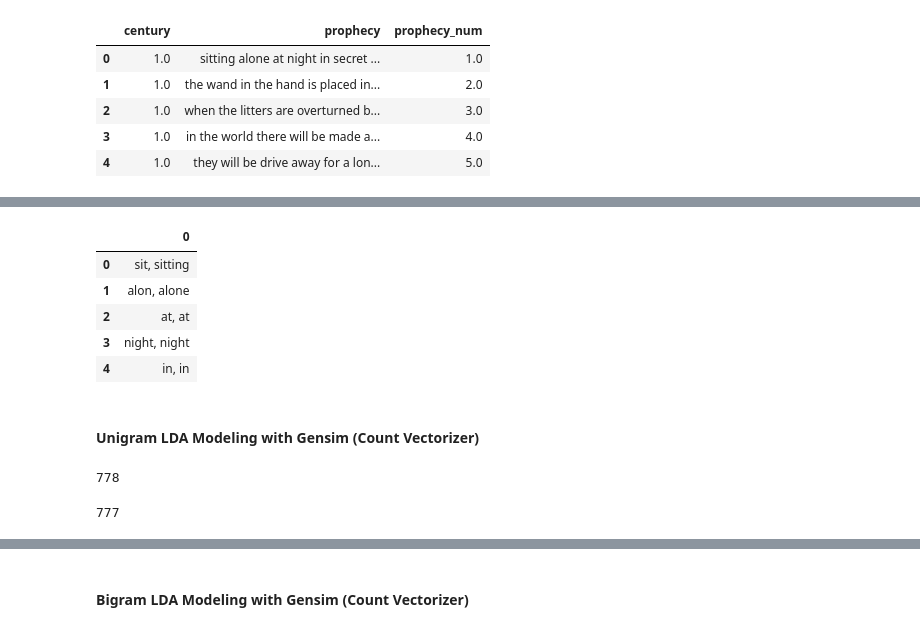
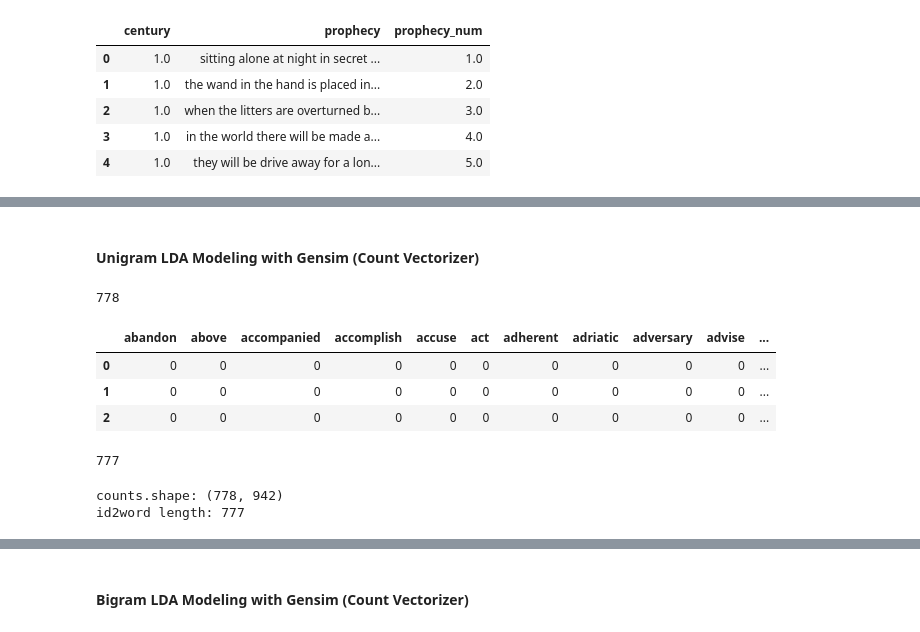
Before and after one commit to cyaris/nostradamus_prophecies, a Jupyter notebook: Nostradamus NLTK.ipynb, the cells around one changed output, grey strips where cells are left out. Cells and saved outputs as stored; diff of their text form; code cells hidden in the pictures.

```diff
--- a/Nostradamus NLTK.ipynb
+++ b/Nostradamus NLTK.ipynb
@@ -141,9 +124,0 @@ tokenized_df = pd.DataFrame(tokenized_list)
-# %%
-tokenized_df.head()
-# %% [output]
-|  | 0 |
-| 0 | sit, sitting |
-| 1 | alon, alone |
-| 2 | at, at |
-| 3 | night, night |
-| 4 | in, in |
@@ -172,24 +133,32 @@ tokenized_df_group = pd.read_pickle('tokenized_df_group.pkl')
 # %% [markdown]
 #### Unigram LDA Modeling with Gensim (Count Vectorizer)
 # %%
-cv1_df = dtm_unigram(CountVectorizer, tokenized_df_group, df['prophecy'], 4)[1]
+cv1_df = dtm_unigram(CountVectorizer, tokenized_df, df['prophecy'], stop_word_list, 4)[1]
+print(len(cv1_df.columns))
+# %% [output]
+778
-# %%
-len(cv1_df.columns)
-# %% [output]
-778
+# %%
+cv1_df.head(3)
+# %% [output]
+|  | abandon | above | accompanied | accomplish | accuse | act | adherent | adriatic | adversary | advise | ... |
+| 0 | 0 | 0 | 0 | 0 | 0 | 0 | 0 | 0 | 0 | 0 | ... |
+| 1 | 0 | 0 | 0 | 0 | 0 | 0 | 0 | 0 | 0 | 0 | ... |
+| 2 | 0 | 0 | 0 | 0 | 0 | 0 | 0 | 0 | 0 | 0 | ... |
 # %%
 word_dic = {}
 for i, word in enumerate(cv1_df.columns):
     word_dic[word] = i
+print(len(word_dic))
+# %% [output]
+777
-# %%
-len(word_dic)
-# %% [output]
-777
 # %%
 counts = sparse.csr_matrix(cv1_df.values.T)
-print(counts.shape)
+print('counts.shape:', counts.shape)
 corpus = matutils.Sparse2Corpus(counts)
 id2word = dict((v, k) for k, v in word_dic.items())
-print(len(id2word))
+print('id2word length:', len(id2word))
+# %% [output]
+counts.shape: (778, 942)
+id2word length: 777
 # %%
 lda = models.LdaModel(corpus = corpus, num_topics = 4, id2word = id2word, passes = 50)
```
Also changed, not shown: parts of 50 cells of this notebook, 9 other files.
